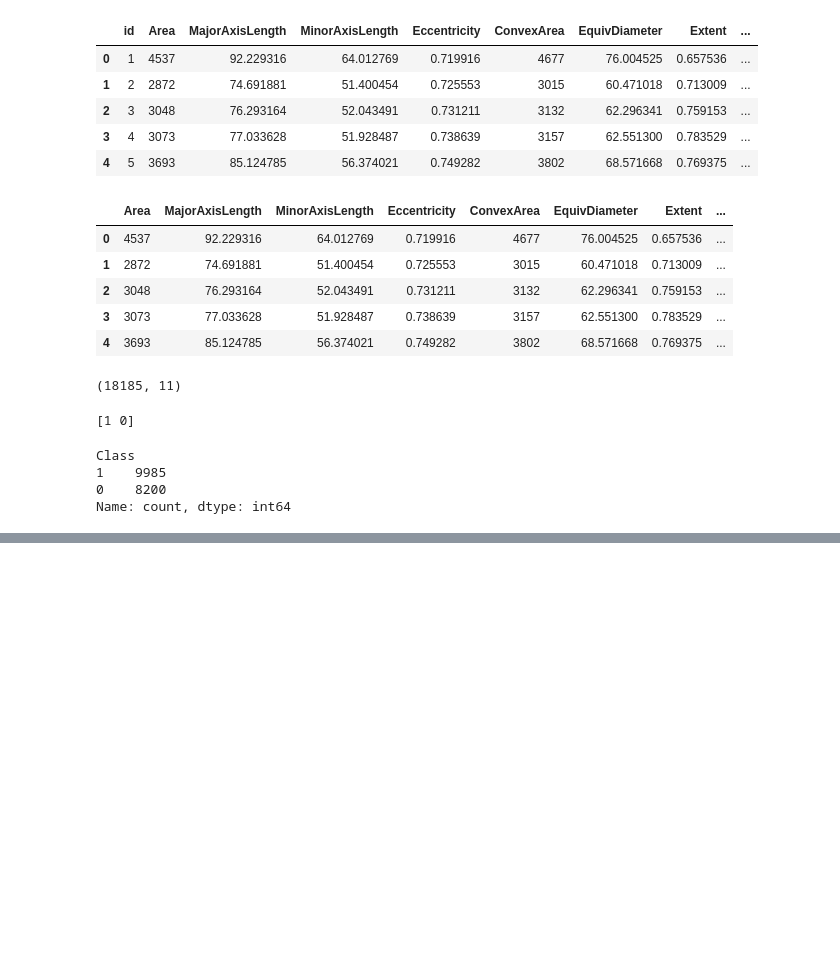
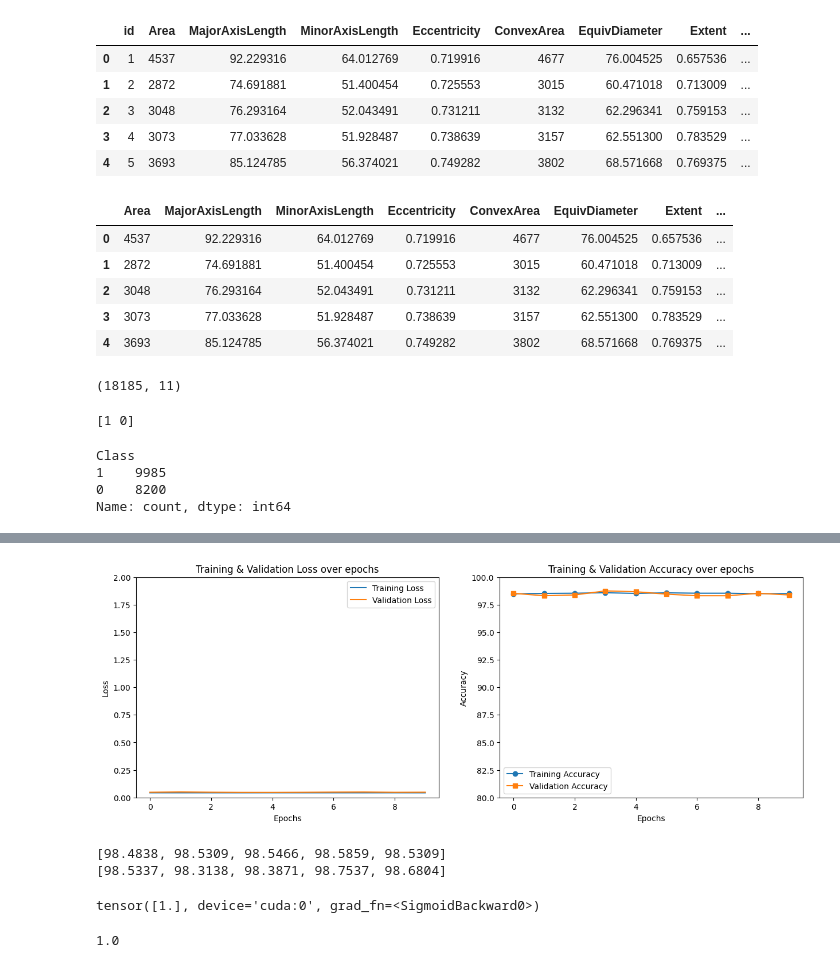
Before and after one commit to CoDex476/pytorch_projects, a Jupyter notebook: notebooks/01_tabular_data_classification.ipynb, the cells around one changed output, grey strips where cells are left out. Drawn from its saved outputs; the diff is of its cells as text; code cells hidden in the pictures; blank space fills up the shorter version.

Commit message:
Final commit: Tabular data classification notebook and data

```diff
--- a/notebooks/01_tabular_data_classification.ipynb
+++ b/notebooks/01_tabular_data_classification.ipynb
@@ -63,0 +106,4 @@ Name: count, dtype: int64
+# %%
+# Split the previous test set into two equal parts:
+# one for validation and one to keep as the final test set
+X_test, X_val, y_test, y_val = train_test_split(X_test, y_test, test_size = 0.5)
@@ -63,0 +135,10 @@ Name: count, dtype: int64
+# %%
+# Create PyTorch dataset objects for training, validation, and testing
+training_data = dataset(X_train, y_train)
+validation_data = dataset(X_val, y_val)
+testing_data = dataset(X_test, y_test)
+# %%
+# Create PyTorch DataLoaders to handle batching and shuffling of the data
+training_dataloader = DataLoader(training_data, batch_size = 10, shuffle = True)
+validation_dataloader = DataLoader(validation_data, batch_size = 10, shuffle = True)
+testing_dataloader = DataLoader(testing_data, batch_size = 10, shuffle = True)
@@ -63,0 +198,7 @@ Name: count, dtype: int64
+# %%
+# Define the loss function (Binary Cross-Entropy) for binary classification
+criterion = nn.BCELoss()
+
+# Define the optimizer (Adam) to update model weights during training
+# Learning rate is set to 0.001
+optimizer = Adam(model.parameters(), lr = 1e-3)
@@ -63,0 +316,31 @@ Name: count, dtype: int64
+# %%
+# data visualization
+
+fig, axs = plt.subplots(nrows = 1, ncols = 2, figsize = (15, 5))
+
+axs[0].plot(total_loss_train_plot, label = 'Training Loss')
+axs[0].plot(total_loss_validation_plot, label = 'Validation Loss')
+axs[0].set_title('Training & Validation Loss over epochs')
+axs[0].set_xlabel('Epochs')
+axs[0].set_ylabel('Loss')
+axs[0].set_ylim([0, 2])
+axs[0].legend()
+
+
+axs[1].plot(total_acc_train_plot, 'o-', label = 'Training Accuracy')
+axs[1].plot(total_acc_validation_plot, 's-', label = 'Validation Accuracy')
+axs[1].set_title('Training & Validation Accuracy over epochs')
+axs[1].set_xlabel('Epochs')
+axs[1].set_ylabel('Accuracy')
+axs[1].set_ylim([80, 100])
+axs[1].legend()
+
+plt.show()
+# %% [output]
+[figure, added]
+# %%
+print(total_acc_train_plot[:5])   # first 5 training accuracies
+print(total_acc_validation_plot[:5])  # first 5 validation accuracies
+# %% [output]
+[98.4838, 98.5309, 98.5466, 98.5859, 98.5309]
+[98.5337, 98.3138, 98.3871, 98.7537, 98.6804]
@@ -63,0 +369,8 @@ Name: count, dtype: int64
+# %%
+my_prediction
+# %% [output]
+tensor([1.], device='cuda:0', grad_fn=<SigmoidBackward0>)
+# %%
+my_prediction.item()
+# %% [output]
+1.0
```
Also changed, not shown: parts of 19 cells of this notebook.
